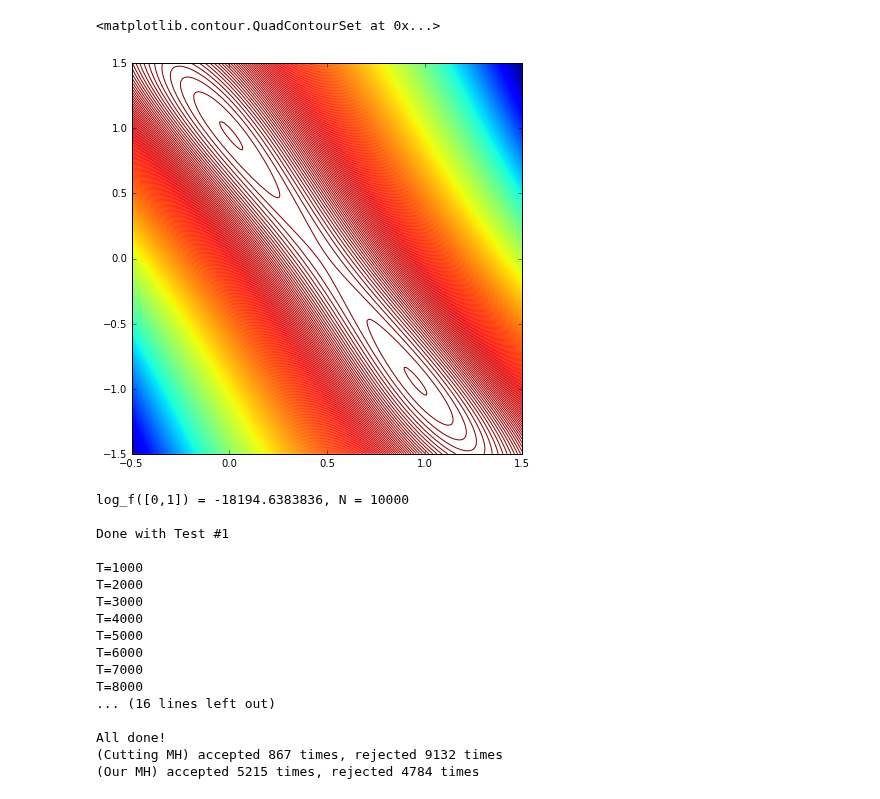
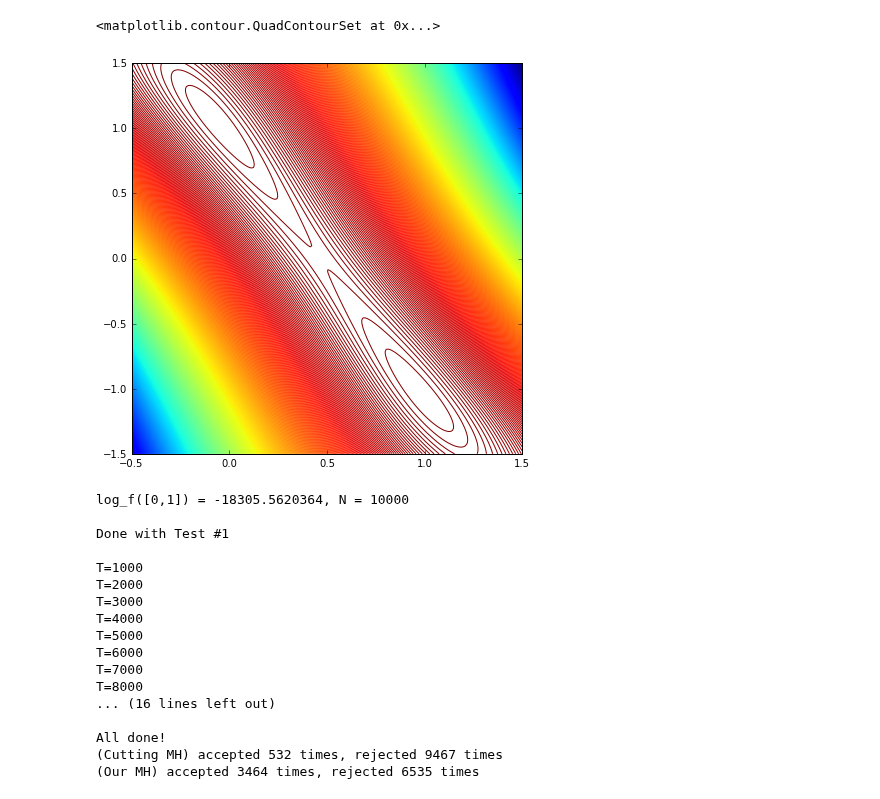
Before and after one commit to DanielTakeshi/New_MH_Test, a Jupyter notebook: iPython_stuff/GaussianMixtures_CuttingMH.ipynb, the cells around one changed output. Saved outputs shown, nothing was run; the diff lists cells and outputs as text; code cells hidden in the pictures.

```diff
--- a/iPython_stuff/GaussianMixtures_CuttingMH.ipynb
+++ b/iPython_stuff/GaussianMixtures_CuttingMH.ipynb
@@ -205,26 +240,26 @@ def approximate_mh_test(theta_c, theta_p, m, X, N, mu_0, eps_tolerance):
 # %%
 """
 Heres a contour plot of the posterior, like Figure 1 in the SGLD paper.
 The contour plot should roughly show a peak at (0,1) and (1,-1). It may not be exactly that,
 but if we generate anywhere more than, say, 1000 points, we should almost certainly see the
 two modes. Keep in mind that the 'K' parameter here will affect computation time, though this
-gets computed fairly quickly (<1 minute) even with K=200 and X having 10k data points.
+gets computed fairly quickly (<2 minutes) even with K=200 and X having 100k data points.
 """
 
 K = 200
 xlist = np.linspace(-0.5, 1.5, num=K)
 ylist = np.linspace(-1.5, 1.5, num=K)
 X_a,Y_a = np.meshgrid(xlist, ylist)
 Z_a = np.zeros((K,K))
 for i in range(K):
     for j in range(K):
         theta = np.array( [[X_a[i,j]],[Y_a[i,j]]] )
         Z_a[i,j] = log_f(theta, X, N)
 plt.figure(figsize=(7,7))
 plt.contour(X_a,Y_a,Z_a,500)
 # %% [output]
 <matplotlib.contour.QuadContourSet at 0x...>
-[figure, old version]
+[figure, new version]
 # %%
 """
 Now we run and compare algorithms. Let's start with random walk proposals.
@@ -235,7 +270,7 @@ One "pass" means one "minibatch" in which we evaluate a gradient.
 
 # Some global parameters.
 num_passes = 10000
-mb_size = 30
+mb_size = 50
 rw_eps = 0.15 # the covariance matrix elements for the random walk proposals
 
 # Just as a sanity check, to make sure our function is working.
@@ -252,6 +287,7 @@ our_MH_accept = []
 our_MH_reject = []
 our_sds = []
 our_deltas = []
+our_xcorrs = []
 
 
 ####################################################
@@ -270,7 +306,7 @@ print("\nDone with Test #1\n")
 ######################################################
 theta = np.array([[0],[1]])
 all_2 = theta
-tolerance = 0.03
+tolerance = 0.02
 
 for T in range(1,num_passes):
     if (T % int(num_passes/10) == 0):
@@ -333,8 +369,9 @@ for T in range(1,num_passes):
     sd = mavg*sd + (1-mavg)*np.std(np.array(delta_list))
     our_sds.append(sd)
     u = np.random.random()
-    X_corr = ecdf_corr[bisect(x_corr, u)]
+    X_corr = x_corr[bisect(ecdf_corr, u)]
     X_corr = X_corr * sd
+    our_xcorrs.append(X_corr)
 
     # Now *finally* do the test!
     if (X_corr + delta_real > 0):
@@ -356,7 +393,7 @@ print("(Cutting MH) accepted {} times, rejected {} times".
 print("(Our MH) accepted {} times, rejected {} times".
       format(len(our_MH_accept), len(our_MH_reject)))
 # %% [output]
-log_f([0,1]) = -18194.6383836, N = 10000
+log_f([0,1]) = -18305.5620364, N = 10000
 
 Done with Test #1
 
@@ -371,8 +408,8 @@ T=8000
 ... (16 lines left out)
 
 All done!
-(Cutting MH) accepted 867 times, rejected 9132 times
-(Our MH) accepted 5215 times, rejected 4784 times
+(Cutting MH) accepted 532 times, rejected 9467 times
+(Our MH) accepted 3464 times, rejected 6535 times
 # %%
 """ Plot results. """
 
```
Also changed, not shown: parts of 4 cells of this notebook.
